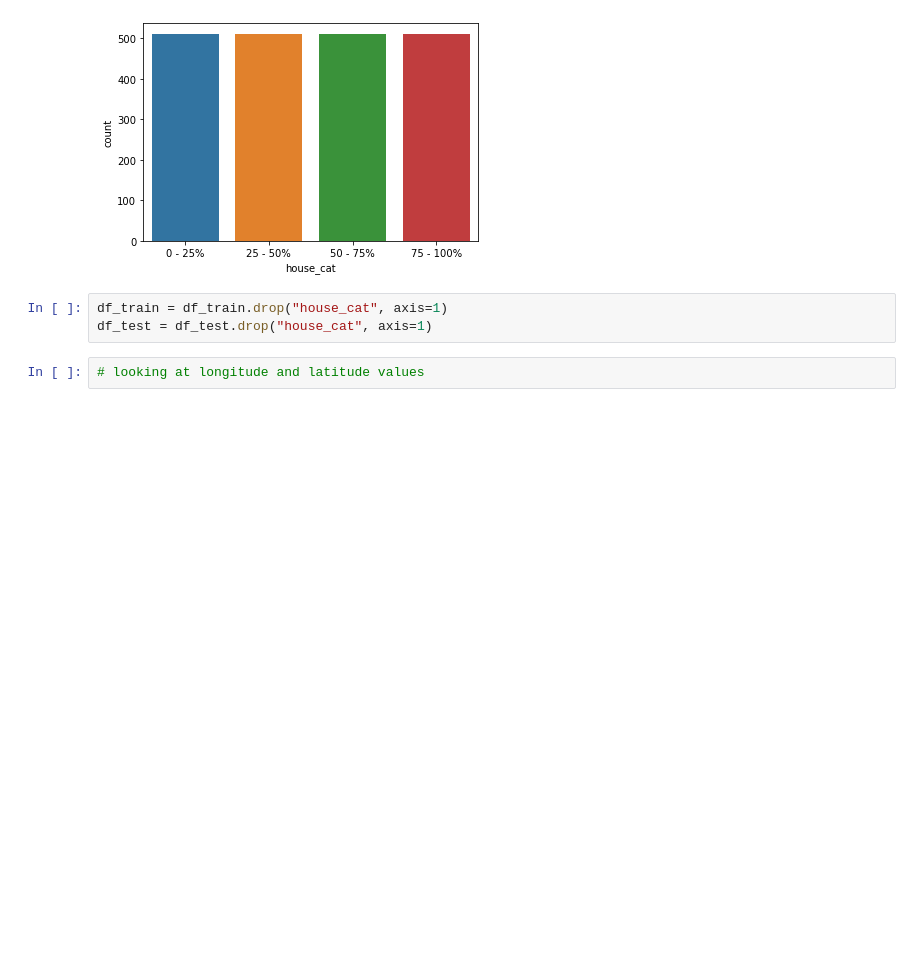
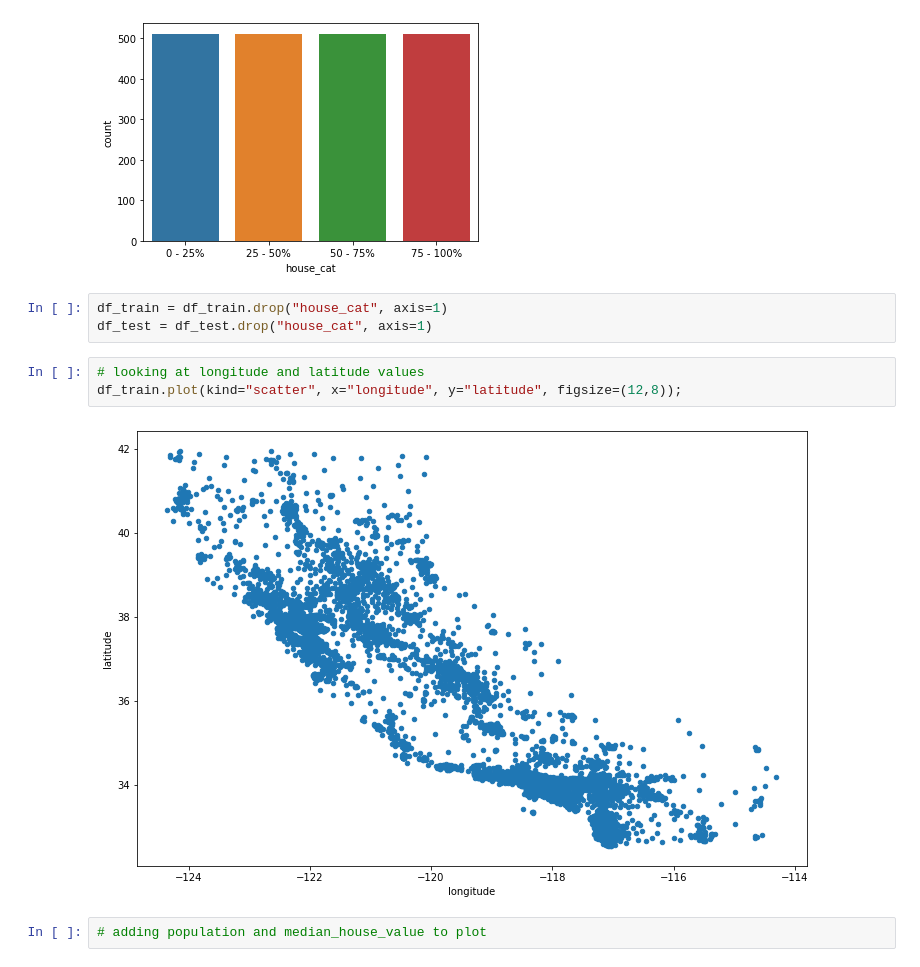
Before and after one commit to sengsei/ml-house-price, a Jupyter notebook: house_price_ki_model.ipynb, the cells around one changed output. Saved outputs shown, nothing was run; the diff lists cells and outputs as text; blank space fills up the shorter version.

Commit message:
population

```diff
--- a/house_price_ki_model.ipynb
+++ b/house_price_ki_model.ipynb
@@ -120,5 +120,10 @@ sns.countplot(data=df_test, x="house_cat");
 # %%
 df_train = df_train.drop("house_cat", axis=1)
 df_test = df_test.drop("house_cat", axis=1)
-# %%
-# looking at longitude and latitude values
+# %%
+# looking at longitude and latitude values
+df_train.plot(kind="scatter", x="longitude", y="latitude", figsize=(12,8));
+# %% [output]
+[figure, added]
+# %%
+# adding population and median_house_value to plot
```
